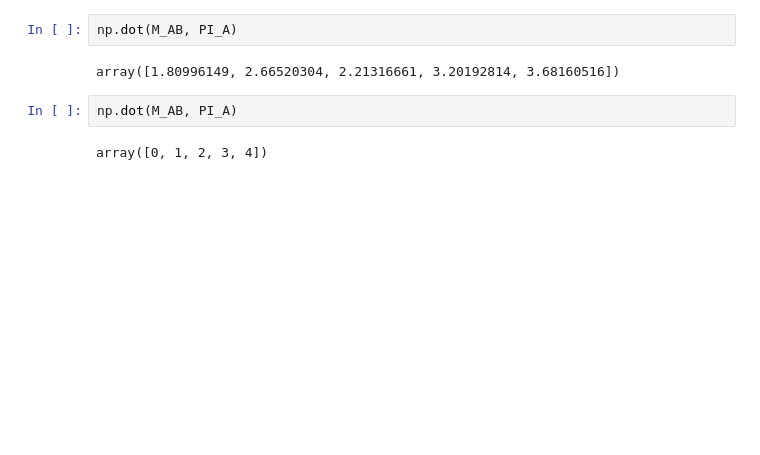
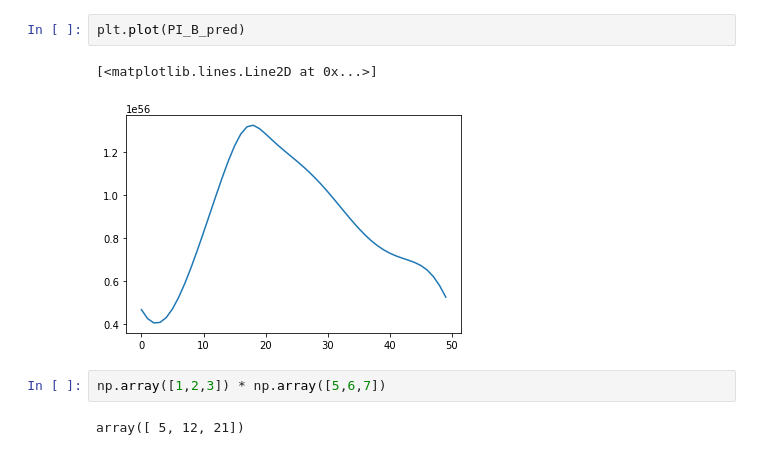
Before and after one commit to arizona95/Brain, a Jupyter notebook: pySB/Untitled.ipynb, the cells around one changed output. Cells and saved outputs as stored; diff of their text form; blank space fills up the shorter version.

```diff
--- a/pySB/Untitled.ipynb
+++ b/pySB/Untitled.ipynb
@@ -51,8 +147,9 @@ array([0.64576602, 0.17550189, 0.07368498, 0.36184457, 0.10038898])
-# %%
-np.dot(M_AB, PI_A)
-# %% [output]
-array([1.80996149, 2.66520304, 2.21316661, 3.20192814, 3.68160516])
-# %%
-np.dot(M_AB, PI_A)
-# %% [output]
-array([0, 1, 2, 3, 4])
+# %%
+plt.plot(PI_B_pred)
+# %% [output]
+[<matplotlib.lines.Line2D at 0x...>]
+[figure, added]
+# %%
+np.array([1,2,3]) * np.array([5,6,7])
+# %% [output]
+array([ 5, 12, 21])
```
Also changed, not shown: parts of 21 cells of this notebook, 37 other files.
